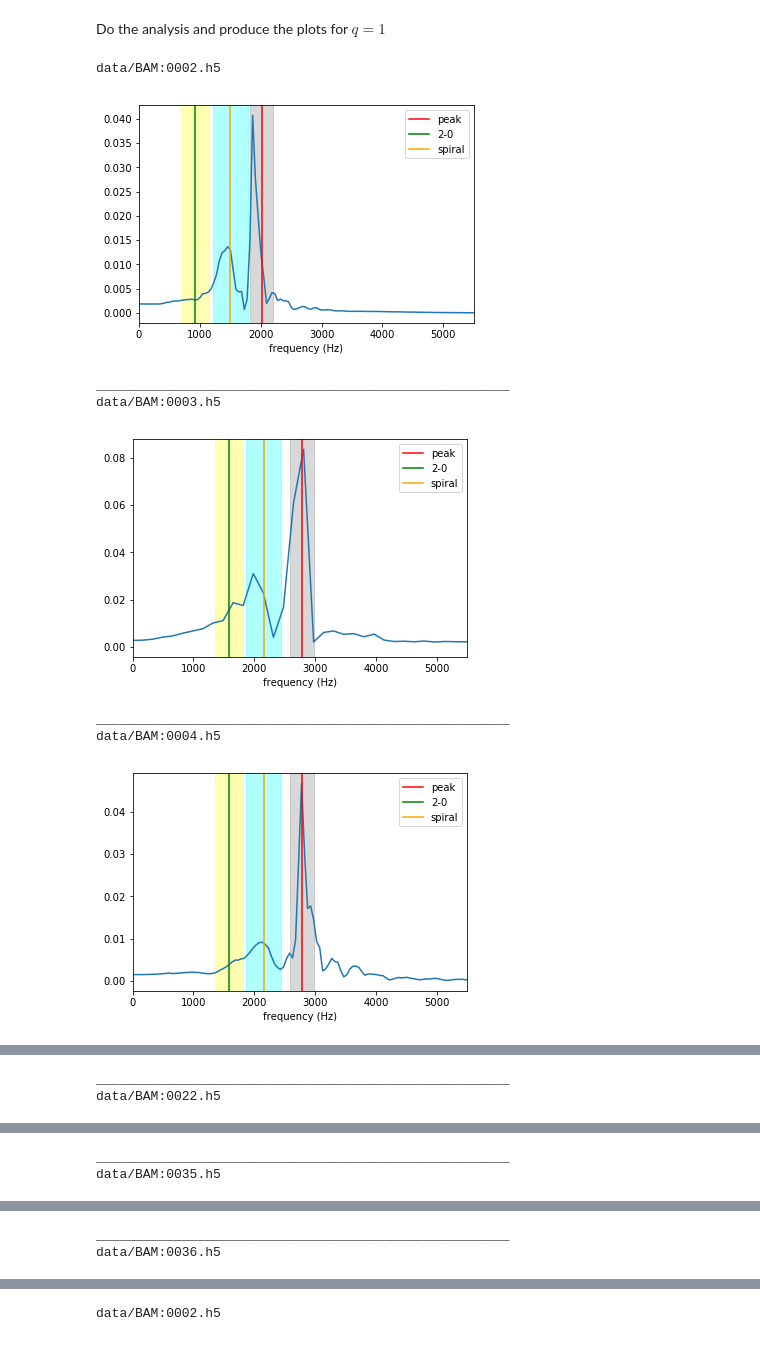
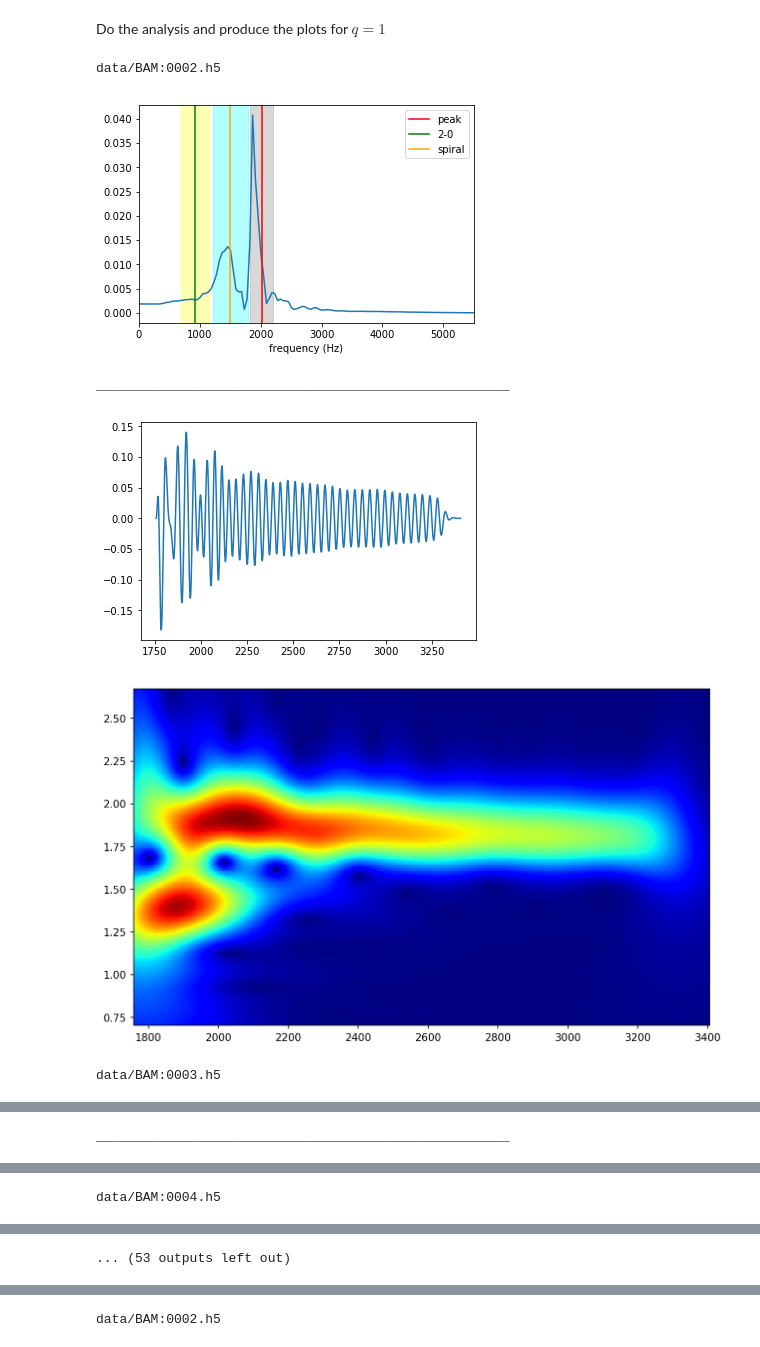
Before and after one commit to johnkou97/postmerger_frequencies, a Jupyter notebook: Plots.ipynb, the cells around one changed output, grey strips where cells are left out. Drawn from its saved outputs; the diff is of its cells as text; code cells hidden in the pictures.

```diff
--- a/Plots.ipynb
+++ b/Plots.ipynb
@@ -260,29 +261,40 @@ Do the analysis and produce the plots for $q=1$
 # %%
 
 for i in index:
     name = 'data/BAM:0'+BAM[i]+'.h5'
     print(name)
     file=h5py.File(name,'r')
     dat = list(file["/rh_22"])
     rh = np.array(file["/rh_22/%s" %dat[-1]])
     freq,amp,time,dat,fig1=analyze(rh,mas2[i])
     ax=plt.subplot()
     ax.axvline(x=(f_p[i]*Mc[i])*1000,color='r',label='peak')
     ax.axvspan((f_p[i]*Mc[i])*1000-196, (f_p[i]*Mc[i])*1000+196, alpha=0.3, color='grey')
     ax.axvline(x=(f_2[i]*Mc[i])*1000,color='g',label='2-0')
     ax.axvspan((f_2[i]*Mc[i])*1000-229, (f_2[i]*Mc[i])*1000+229, alpha=0.3, color='yellow')
     ax.axvline((f_s[i]*Mc[i])*1000,color='orange',label='spiral')
     ax.axvspan((f_s[i]*Mc[i])*1000-286, (f_s[i]*Mc[i])*1000+286, alpha=0.3, color='cyan')
     plt.xlabel('frequency (Hz)')
     plt.legend()
     plt.show()
     print('_____________________________________________________')
+
+    plt.plot(time,dat)
+    plt.show()
+    fc = f_p[i]
+    dt=(time[1]-time[0])*Time*1000*mas2[i]
+    band = 2.5
+    wavelet = 'cmor'+str(band)+'-'+str(fc)
+    widths = fc/np.linspace(fc-1.0, fc+1.0, 400)/dt
+    cwtmatr, freqs = pywt.cwt(dat, widths, wavelet, dt)
+    power = abs(cwtmatr)
+    fig, ax = plt.subplots(figsize=(10, 6), dpi=150)
+    ax.pcolormesh(time, freqs, power,cmap='jet')
+    plt.show()
 # %% [output]
 data/BAM:0002.h5
 [figure]
 _____________________________________________________
-data/BAM:0003.h5
-[figure, old version]
+[figure, new version]
+[figure, new version]
-_____________________________________________________
-data/BAM:0004.h5
+data/BAM:0003.h5
-[figure, old version]
@@ -289,2 +302 @@ data/BAM:0004.h5
 _____________________________________________________
-data/BAM:0022.h5
@@ -292,2 +305 @@ data/BAM:0022.h5
-_____________________________________________________
-data/BAM:0035.h5
+data/BAM:0004.h5
@@ -295,2 +307 @@ data/BAM:0035.h5
-_____________________________________________________
-data/BAM:0036.h5
+... (53 outputs left out)
```
Also changed, not shown: parts of 2 cells of this notebook, 32 other files.
